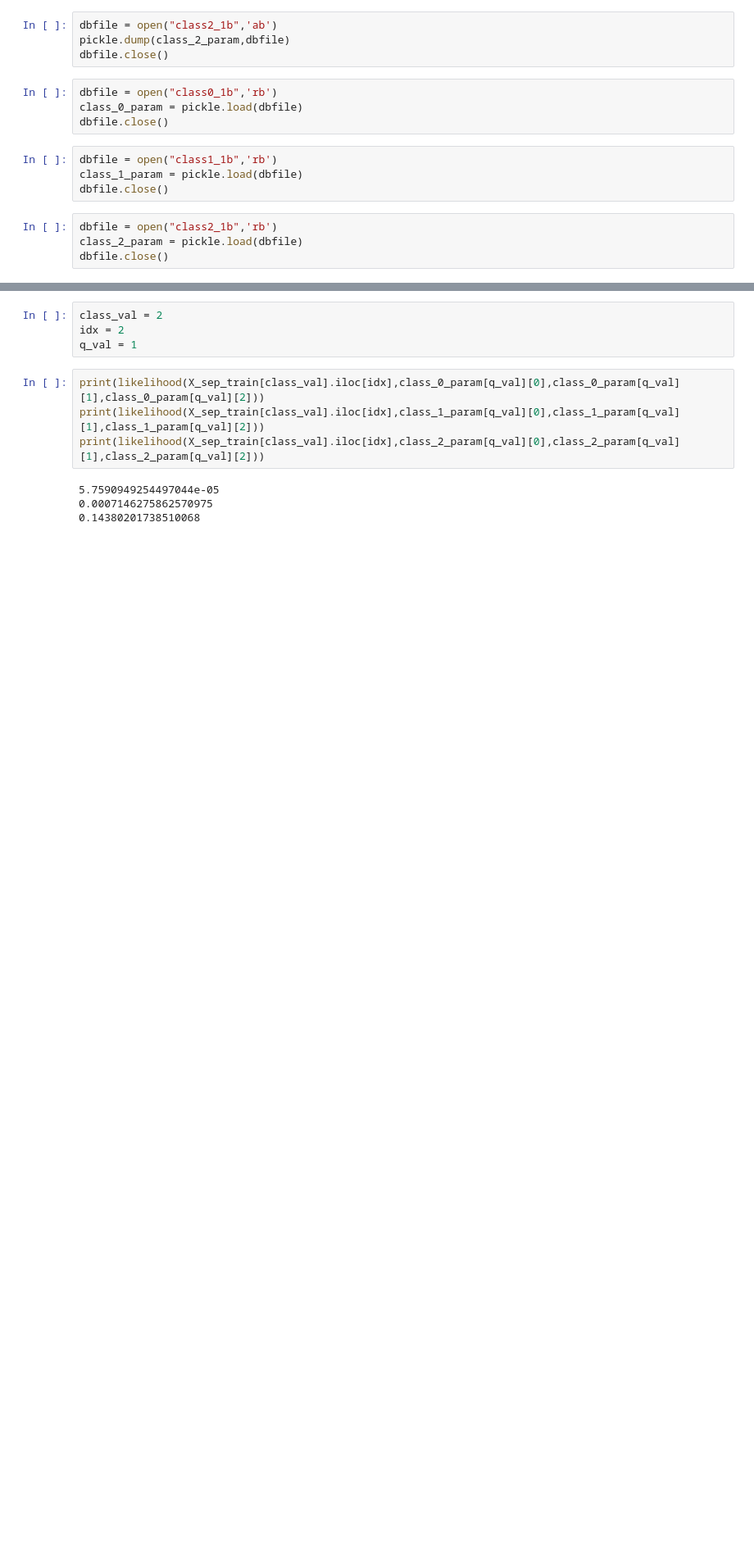
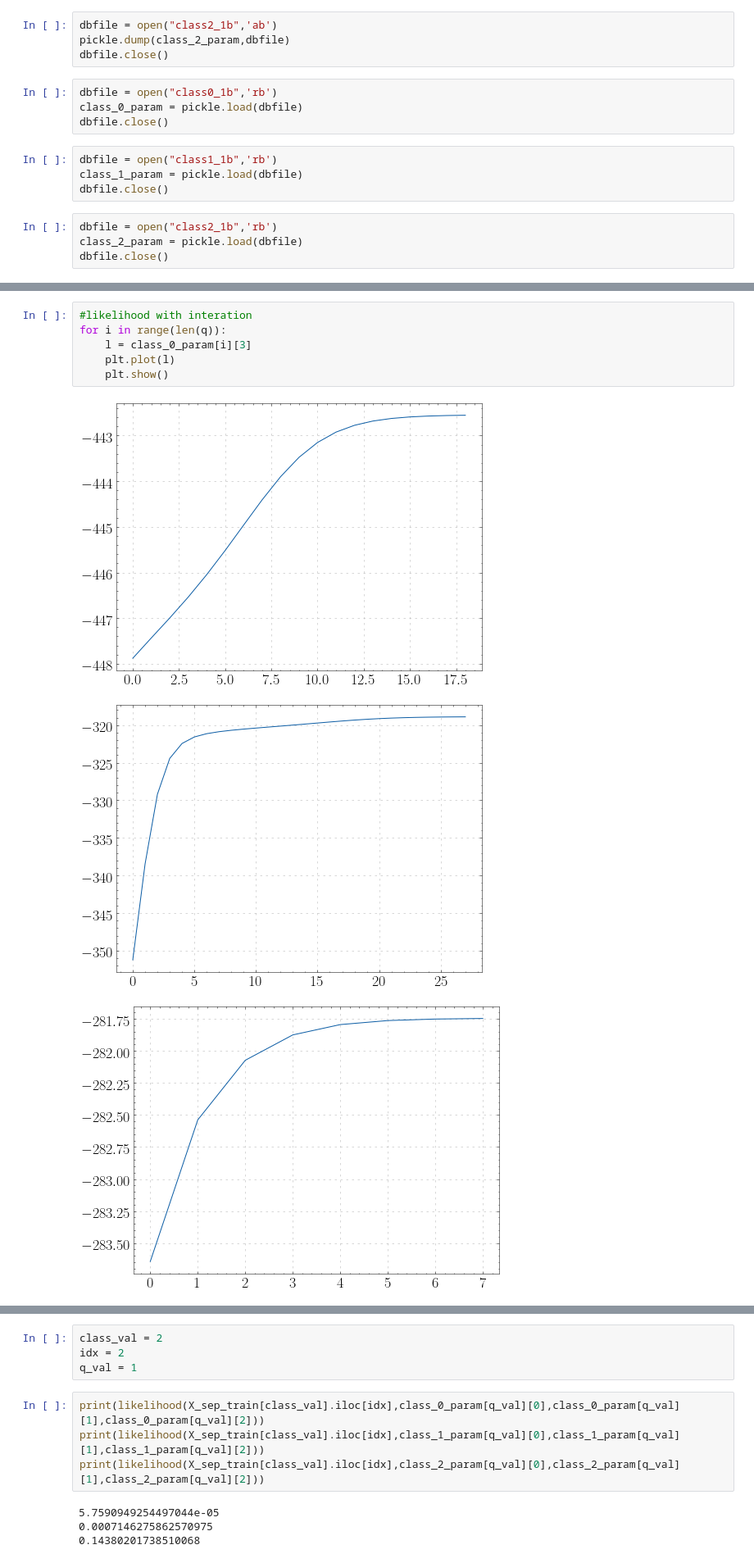
Before and after one commit to sowmyamanojna/CS5691-PRML-Assignments, a Jupyter notebook: assignment2/codes/Assignment2.ipynb, the cells around one changed output, grey strips where cells are left out. Shown: that part at 82% size. Saved outputs shown, nothing was run; the diff lists cells and outputs as text; blank space fills up the shorter version.

```diff
--- a/assignment2/codes/Assignment2.ipynb
+++ b/assignment2/codes/Assignment2.ipynb
@@ -194,0 +281,10 @@ dbfile.close()
+# %%
+#likelihood with interation
+for i in range(len(q)):
+    l = class_0_param[i][3]
+    plt.plot(l)
+    plt.show()
+# %% [output]
+[figure, added]
+[figure, added]
+[figure, added]
```
Also changed, not shown: parts of 33 cells of this notebook, 1 other file.
